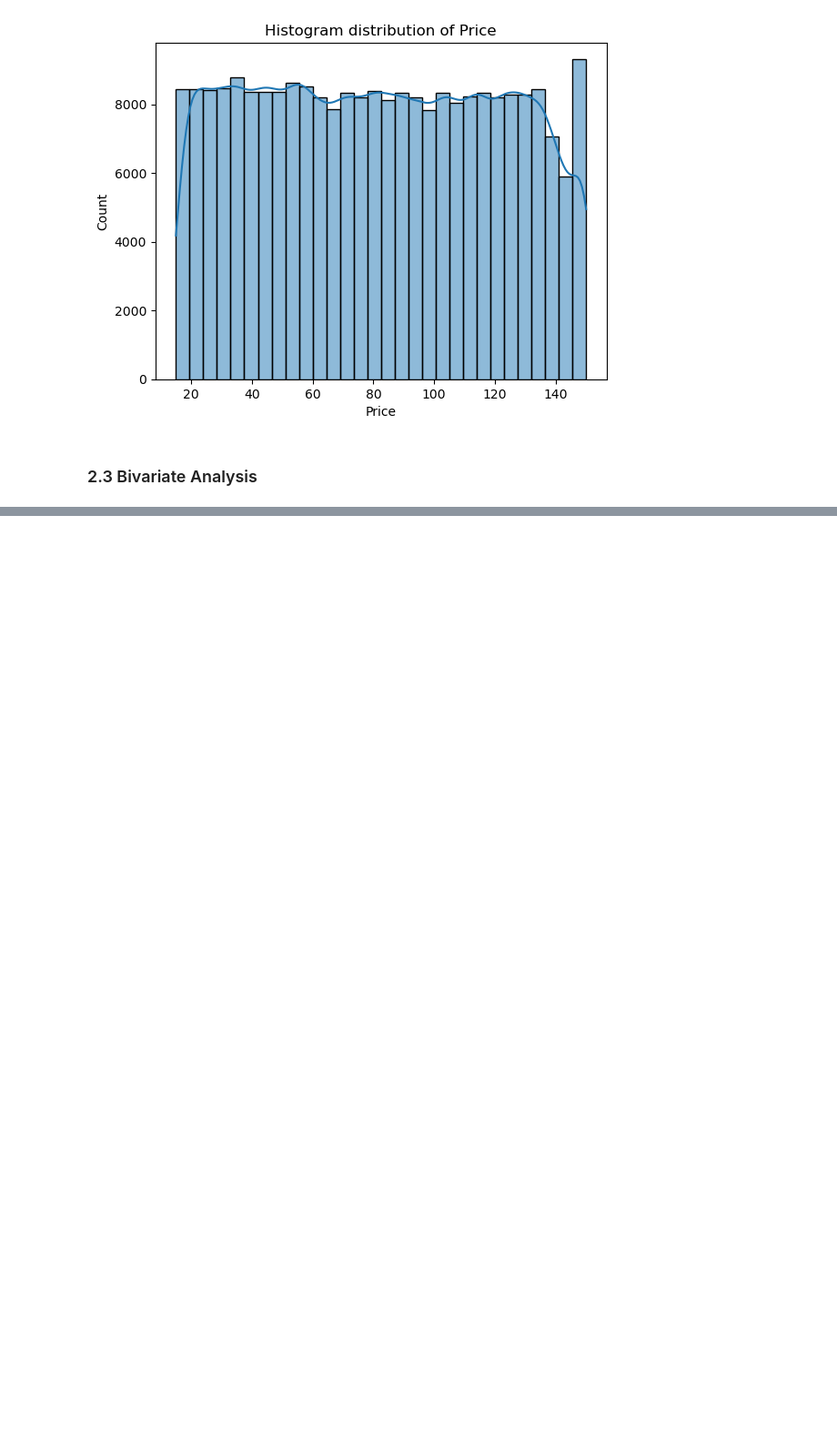
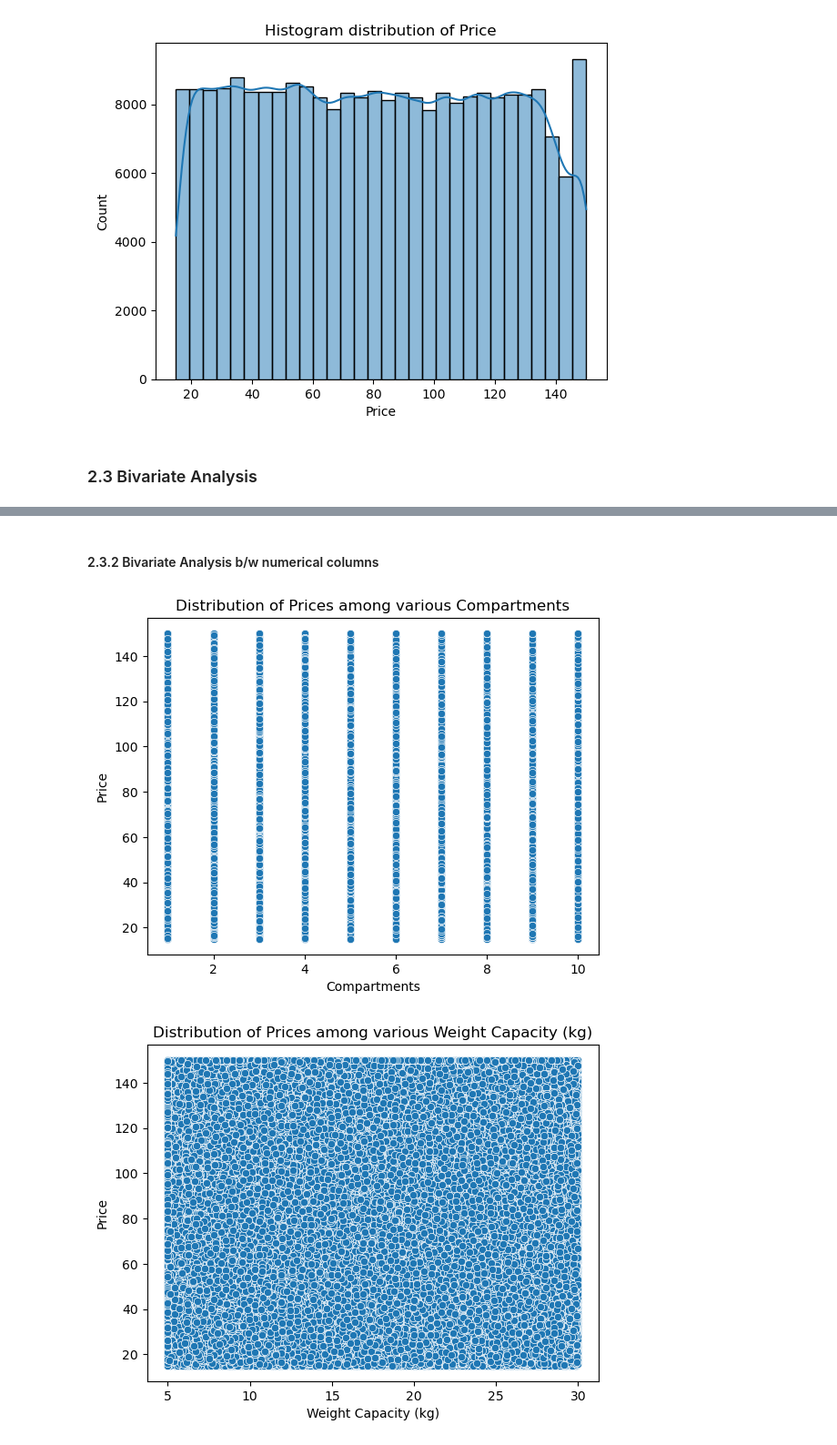
Before and after one commit to Gurmancheema/Backpack-Price-Prediction-Kaggle-Competition, a Jupyter notebook: 2.Exploratory Data Analysis.ipynb, the cells around one changed output, grey strips where cells are left out. Shown at 91% size. Saved outputs shown, nothing was run; the diff lists cells and outputs as text; code cells hidden in the pictures; blank space fills up the shorter version.

```diff
--- a/2.Exploratory Data Analysis.ipynb
+++ b/2.Exploratory Data Analysis.ipynb
@@ -113,0 +120,11 @@ sb.violinplot(x=df['Brand'], y=df['Price'])
+# %% [markdown]
+#### 2.3.2 Bivariate Analysis b/w numerical columns
+# %%
+numerical_cols = df.select_dtypes(include=['number']).columns.to_list()
+for i in range(1,len(numerical_cols)):
+    sb.scatterplot(x=df[numerical_cols[i]], y = df['Price'])
+    plt.title(f"Distribution of Prices among various {numerical_cols[i]}")
+    plt.show()
+# %% [output]
+[figure, added]
+[figure, added]
```
Also changed, not shown: parts of 8 cells of this notebook.
